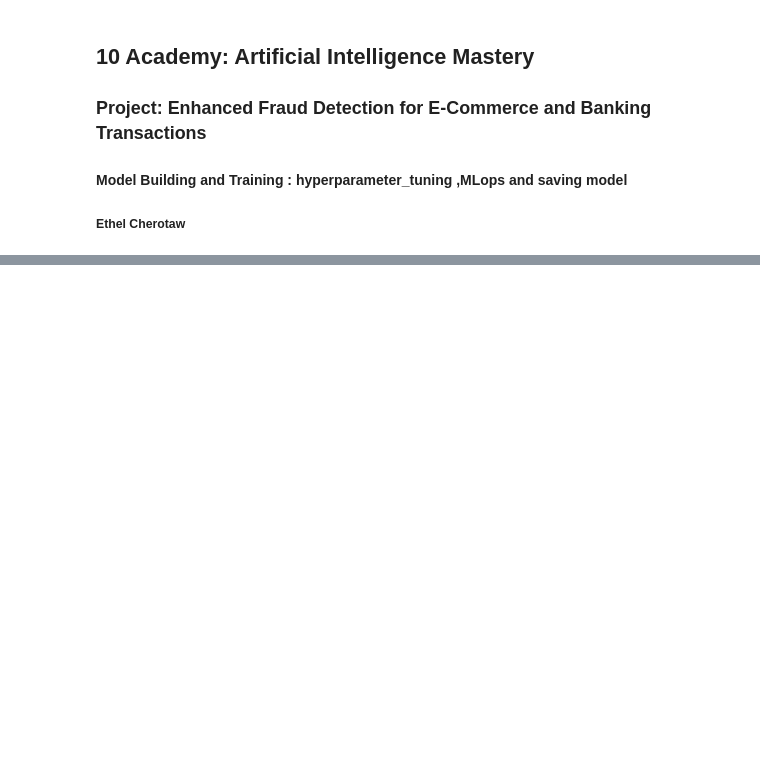
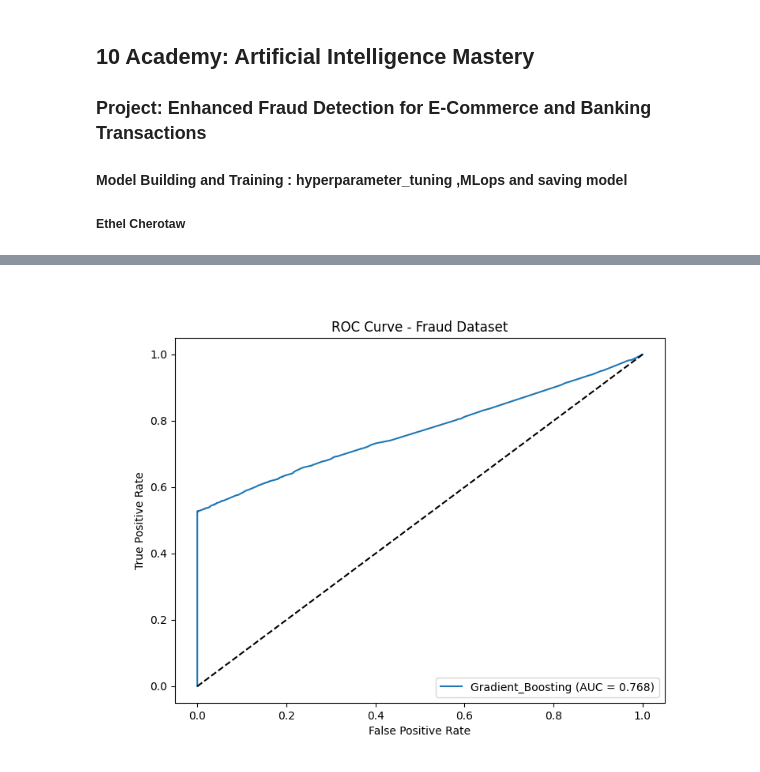
Before and after one commit to Ethel-Star/Advanced-Fraud-Detection-for-E-Commerce-and-Banking, a Jupyter notebook: notebooks/model_building_hyperparameter_tuning.ipynb, the cells around one changed output, grey strips where cells are left out. Saved outputs shown, nothing was run; the diff lists cells and outputs as text; code cells hidden in the pictures; blank space fills up the shorter version.

```diff
--- a/notebooks/model_building_hyperparameter_tuning.ipynb
+++ b/notebooks/model_building_hyperparameter_tuning.ipynb
@@ -30,0 +52,5 @@ fraud_detection.run("fraud")
+# %%
+image = Image.open('roc_curve_Fraud_Gradient_Boosting.png')
+display(image)
+# %% [output]
+[figure, added]
```
Also changed, not shown: parts of 5 cells of this notebook, 8 other files.
